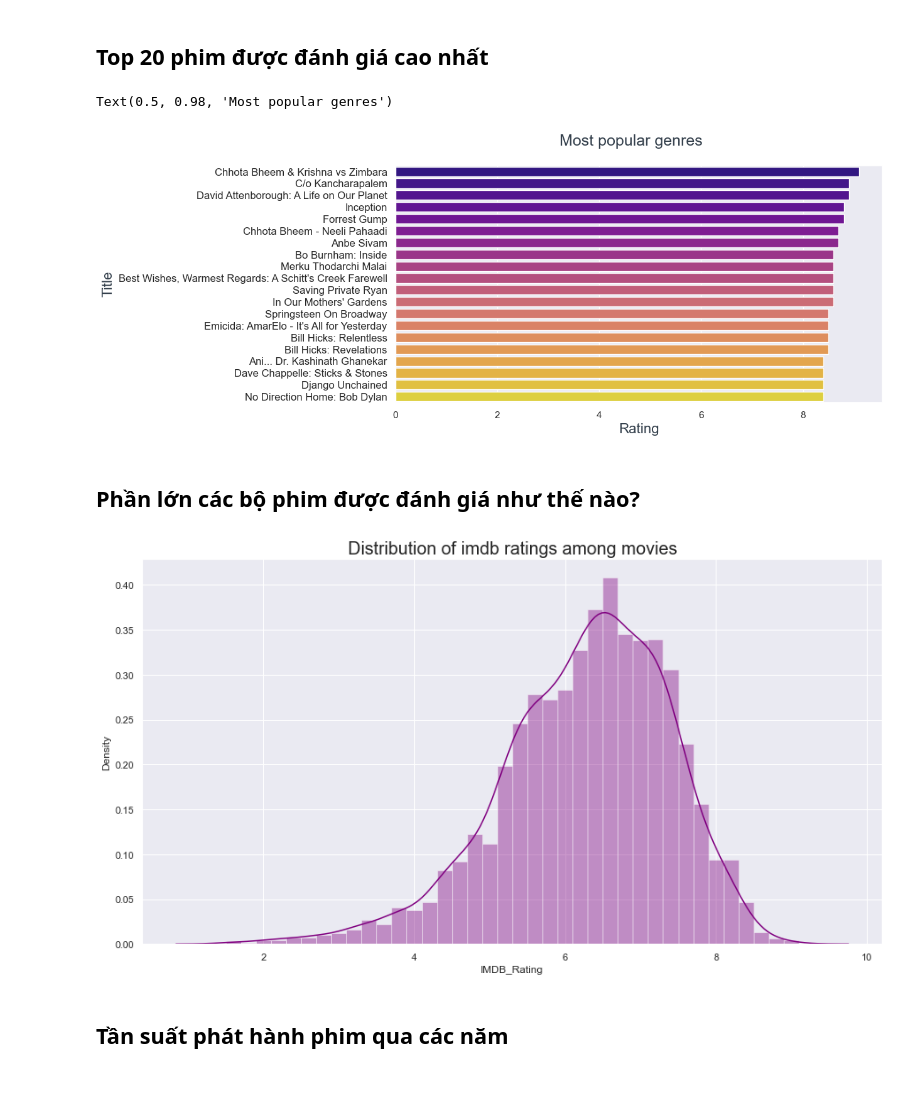
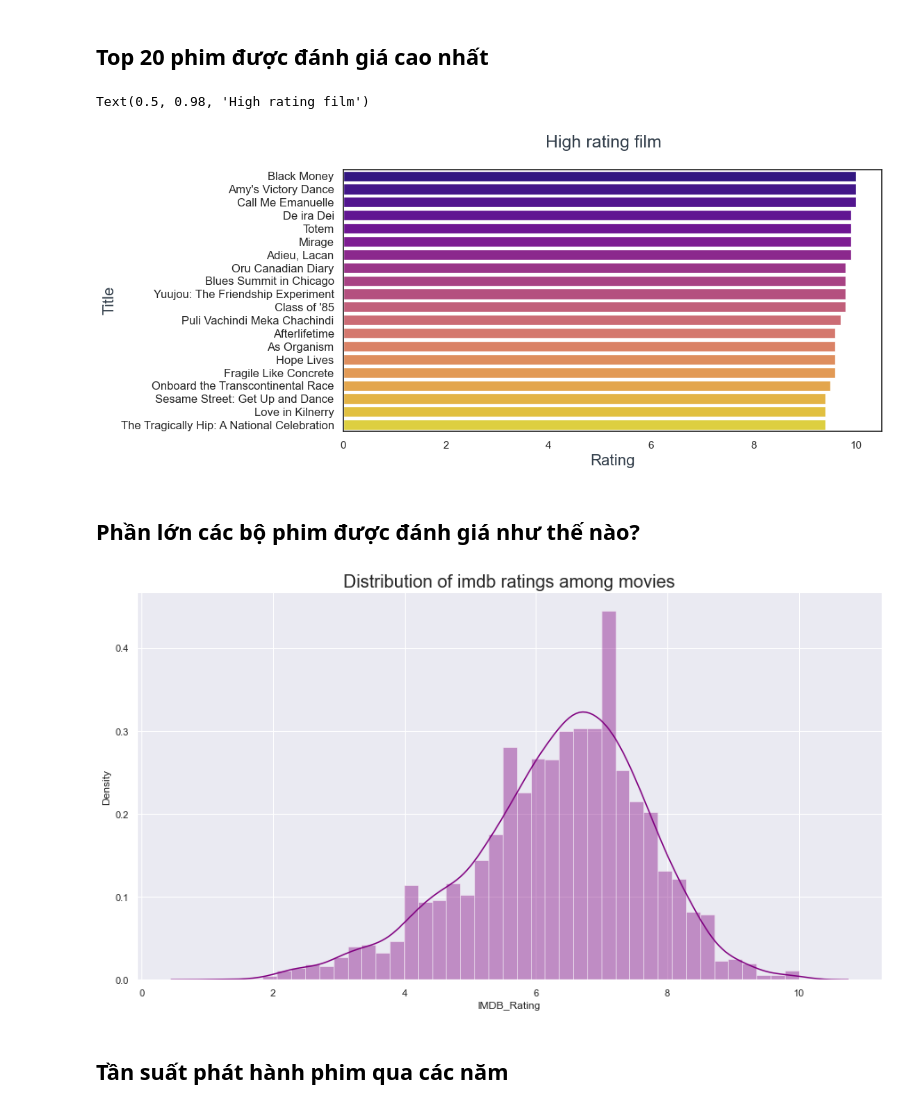
Before and after one commit to toanil315/CK-KHDL, a Jupyter notebook: eda_endterm.ipynb, the cells around one changed output. Saved outputs shown, nothing was run; the diff lists cells and outputs as text; code cells hidden in the pictures.

```diff
--- a/eda_endterm.ipynb
+++ b/eda_endterm.ipynb
@@ -6,7 +6,7 @@ from sklearn.preprocessing import MultiLabelBinarizer
 import matplotlib.pyplot as plt
 import seaborn as sns
 # %%
-df = pd.read_csv("./film_reelgood_full.csv", encoding="utf-8")
+df = pd.read_csv("./film_full.csv", encoding="utf-8")
 df = df.drop(["Reelgood_Rating"], axis=1)
 # %%
 df.info()
@@ -73,8 +70,8 @@ df = df.join(
 #                 columns="Tag_" + mlb.classes_))
 
 # convert user votes to number
-df["User votes"] = df["User votes"].astype(str)
-df['User votes'] = df['User votes'].apply(lambda x: int(x.replace(",", "").split(" ")[0].strip()) if 'nan' not in x else 0)
+df["User_Votes"] = df["User_Votes"].astype(str)
+df['User_Votes'] = df['User_Votes'].apply(lambda x: int(x.replace(",", "").split(" ")[0].strip()) if 'nan' not in x else 0)
 
 # convert duration to number
 df["Duration"] = df["Duration"].astype(str)
@@ -123,16 +120,16 @@ top20_films = df.sort_values(by='IMDB_Rating', ascending=False)[:20]
 # %%
 fig, ax = plt.subplots(figsize=(10, 5), dpi=100)
 plt.yticks(size=12)
 sns.set(style="darkgrid")
 # plot the data
 sns.barplot(data=top20_films, x='IMDB_Rating', y='Title', palette='plasma')
 # set x and y-axis labels and title
 ax.set_xlabel('Rating', fontsize=16, color = '#333F4B')
 ax.set_ylabel('Title', fontsize=16, color = '#333F4B')
-fig.suptitle('Most popular genres',fontsize=18, color = '#333F4B')
+fig.suptitle('High rating film',fontsize=18, color = '#333F4B')
 # %% [output]
-Text(0.5, 0.98, 'Most popular genres')
+Text(0.5, 0.98, 'High rating film')
-[figure, old version]
+[figure, new version]
 # %% [markdown]
 <h2>Phần lớn các bộ phim được đánh giá như thế nào?</h2>
 # %%
@@ -140,7 +137,7 @@ fig, ax = plt.subplots(figsize = (15,8))
 sns.distplot(df['IMDB_Rating'], color="purple");
 plt.title("Distribution of imdb ratings among movies", size = 20);
 # %% [output]
-[figure, old version]
+[figure, new version]
 # %% [markdown]
 <h2>Tần suất phát hành phim qua các năm</h2>
 # %%
```
Also changed, not shown: parts of 21 cells of this notebook, 17 other files.
